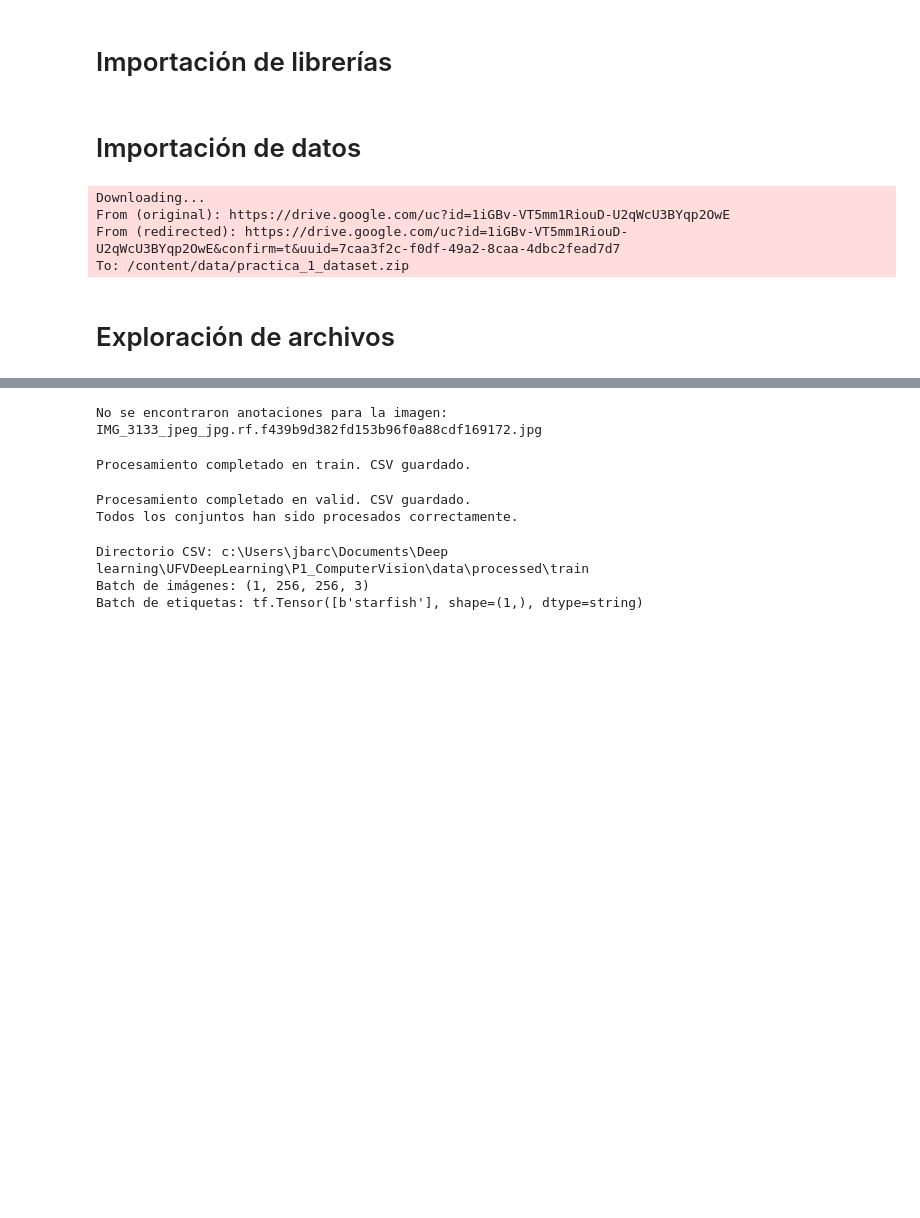
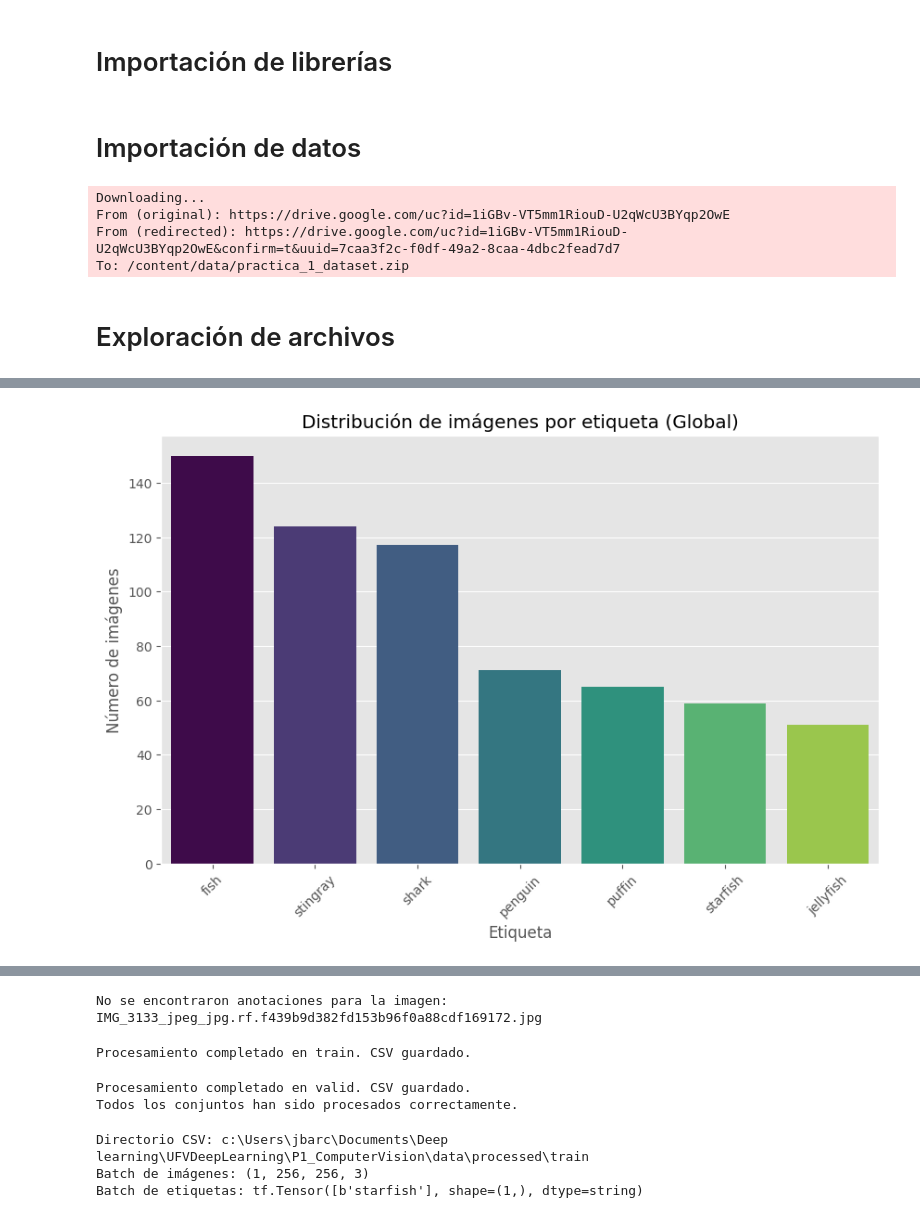
Before and after one commit to Alf-caput/UFVDeepLearning, a Jupyter notebook: P1_ComputerVision/P1_Notebook.ipynb, the cells around one changed output, grey strips where cells are left out. Drawn from its saved outputs; the diff is of its cells as text; code cells hidden in the pictures; blank space fills up the shorter version.

```diff
--- a/P1_ComputerVision/P1_Notebook.ipynb
+++ b/P1_ComputerVision/P1_Notebook.ipynb
@@ -109,0 +262,79 @@ Valores únicos en el dataset combinado:
+# %%
+import os
+import pandas as pd
+import matplotlib.pyplot as plt
+import seaborn as sns
+import numpy as np
+import matplotlib.cm as cm
+import matplotlib.colors as mcolors
+
+# Función para cargar las nuevas etiquetas por cada conjunto
+def load_new_labels(data_dir, set_name):
+    annotation_path = os.path.join(data_dir, set_name, "annotations.csv")
+    filenames, labels = annotation_to_labels(annotation_path)
+    df_labels = pd.DataFrame({"filename": filenames, "label": labels})
+    df_labels["dataset"] = set_name
+    return df_labels
+
+# Cargar etiquetas de todos los conjuntos
+df_new_labels = pd.concat([load_new_labels("data", set_name) for set_name in ["train", "valid", "test"]], ignore_index=True)
+
+# Mostrar estadísticas básicas
+print("═" * 50)
+print("ESTADÍSTICAS BÁSICAS CON NUEVAS ETIQUETAS")
+print("═" * 50)
+print(f"Total de imágenes etiquetadas: {df_new_labels.shape[0]}")
+print(f"Imágenes únicas: {df_new_labels['filename'].nunique()}")
+print(f"Etiquetas generadas: {df_new_labels['label'].unique()}")
+
+# Conteo y orden de etiquetas
+labels_count = df_new_labels['label'].value_counts().sort_values(ascending=False)
+print("\nConteo de imágenes por etiqueta (orden ascendente):")
+print(labels_count)
+
+# Generar colores consistentes para las etiquetas
+ordered_classes = labels_count.index.tolist()
+color_dict = {label: mcolors.to_hex(cm.viridis(i/len(ordered_classes))) for i, label in enumerate(ordered_classes)}
+
+# Gráfico de distribución global
+plt.figure(figsize=(10, 6))
+sns.barplot(
+    data=pd.DataFrame({'label': labels_count.index, 'count': labels_count.values}),
+    x="label", y="count", hue="label", palette=color_dict, dodge=False, order=ordered_classes
+)
+plt.title("Distribución de imágenes por etiqueta (Global)")
+plt.xlabel("Etiqueta")
+plt.ylabel("Número de imágenes")
+plt.xticks(rotation=45)
+plt.show()
+
+# Distribución por conjunto
+plt.figure(figsize=(12, 6))
+sns.countplot(data=df_new_labels, x="label", hue="dataset", palette="Set2", order=ordered_classes)
+plt.title("Distribución de etiquetas por conjunto")
+plt.xlabel("Etiqueta")
+plt.ylabel("Número de imágenes")
+plt.xticks(rotation=45)
+plt.legend(title="Conjunto")
+plt.show()
+
+# Análisis de proporciones
+df_prop = pd.merge(
+    df_new_labels.groupby(["dataset", "label"]).size().reset_index(name="count"),
+    df_new_labels.groupby("dataset").size().reset_index(name="total"),
+    on="dataset"
+)
+df_prop["proporcion"] = df_prop["count"] / df_prop["total"]
+
+print("\nProporción de cada etiqueta en cada conjunto:")
+df_prop.pivot(index="dataset", columns="label", values="proporcion")[ordered_classes].plot(
+    kind="bar", stacked=True,
+    color=[color_dict[label] for label in ordered_classes],
+    figsize=(12, 6)
+)
+plt.title("Proporción de etiquetas por conjunto")
+plt.xlabel("Conjunto")
+plt.ylabel("Proporción")
+plt.legend(title="Etiqueta", bbox_to_anchor=(1.05, 1), loc='upper left')
+plt.show()
+# %% [output]
@@ -109,0 +358 @@ Valores únicos en el dataset combinado:
+[figure, added]
```
Also changed, not shown: parts of 10 cells of this notebook.
